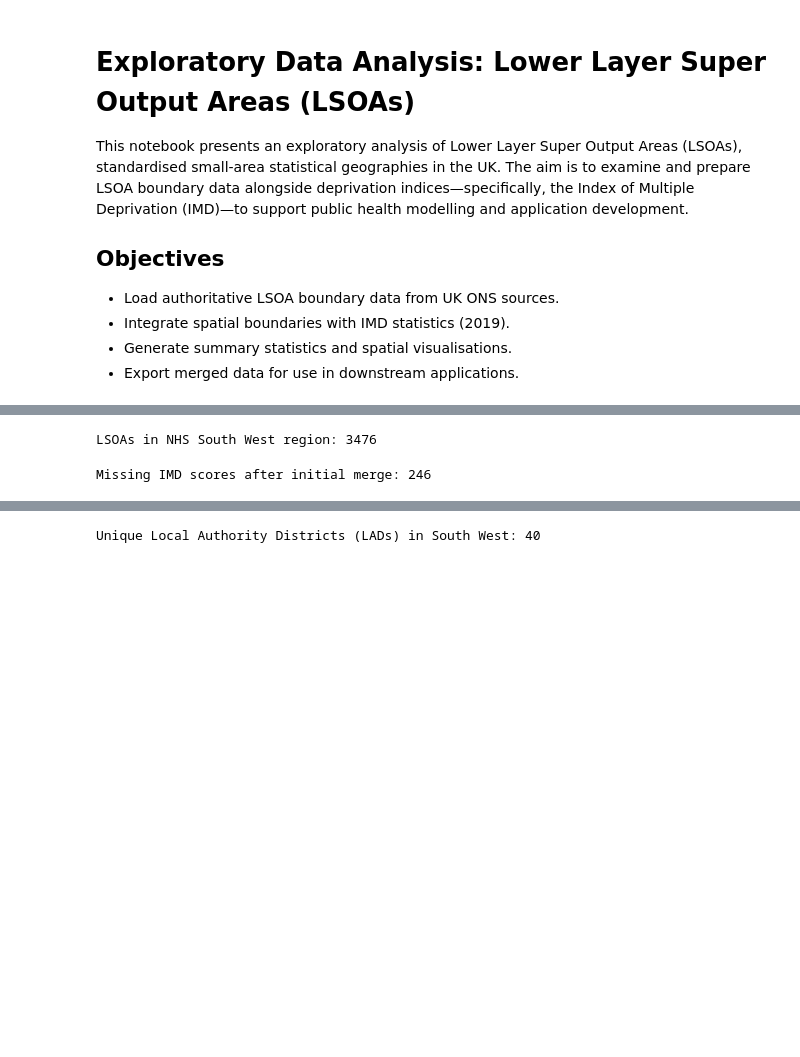
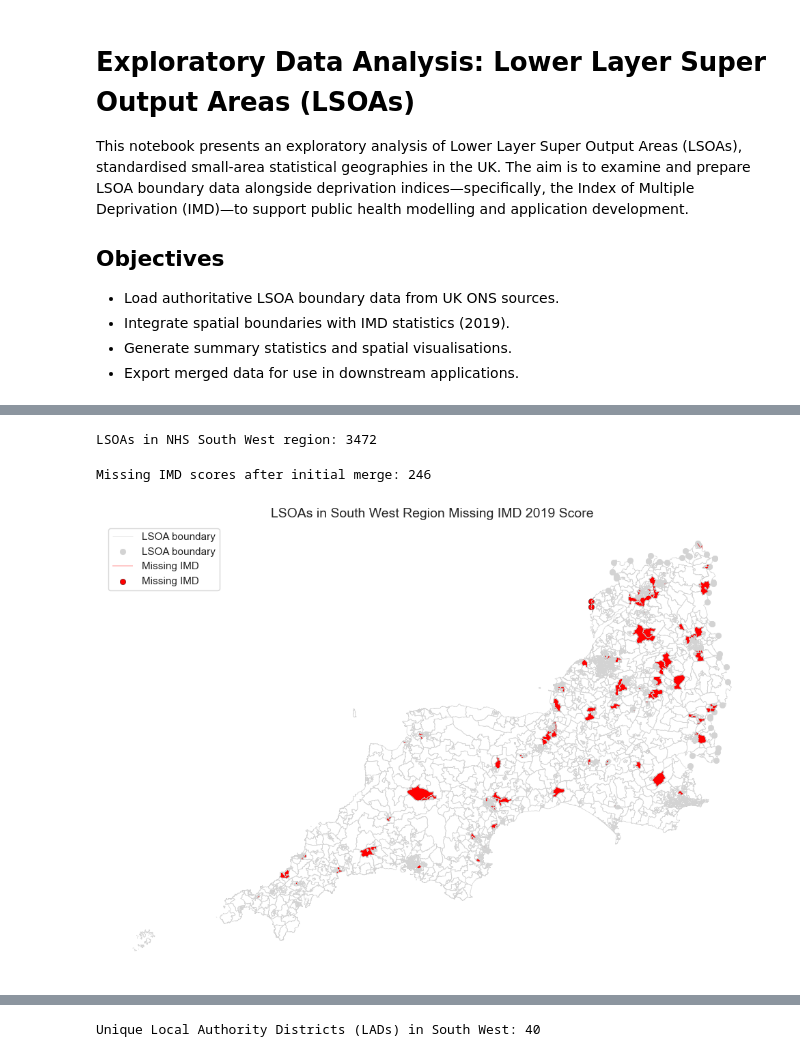
Before and after one commit to RossTylr/geospatial-health-demand, a Jupyter notebook: notebooks/01_LSOA_EDA.ipynb, the cells around one changed output, grey strips where cells are left out. Drawn from its saved outputs; the diff is of its cells as text; code cells hidden in the pictures; blank space fills up the shorter version.

```diff
--- a/notebooks/01_LSOA_EDA.ipynb
+++ b/notebooks/01_LSOA_EDA.ipynb
@@ -57,17 +98,22 @@ Loaded 1 region(s) for NHS South West.
 # %%
-# Load 2021 LSOA boundaries from shapefile
+
+# Define correct path (ensure this matches your actual directory structure)
+shp_path = "../data/raw/lsoa_shapefile/Lower_layer_Super_Output_Areas_(December_2021)_Boundaries_EW_BFC_(V10).shp"
+
+# Read LSOA shapefile
 lsoa_gdf = gpd.read_file(shp_path)
+lsoa_gdf = lsoa_gdf[lsoa_gdf.is_valid]
 
-# Reproject if needed
+# Reproject to match CRS of South West region
 if lsoa_gdf.crs != sw_region.crs:
     lsoa_gdf = lsoa_gdf.to_crs(sw_region.crs)
 
-# Clip to South West region
+# Clip to South West
 lsoa_sw = gpd.clip(lsoa_gdf, sw_region)
 
 print(f"LSOAs in NHS South West region: {len(lsoa_sw)}")
 # %% [output]
-LSOAs in NHS South West region: 3476
+LSOAs in NHS South West region: 3472
 # %%
 # Load Index of Multiple Deprivation (2019) data
 imd_df = pd.read_csv(imd_path)
@@ -87,4 +133,23 @@ missing_count = lsoa_sw['IMD_Rank'].isna().sum()
 print(f"Missing IMD scores after initial merge: {missing_count}")
 # %% [output]
 Missing IMD scores after initial merge: 246
+# %%
+
+# Step 1: Filter LSOAs with missing IMD Rank
+missing_imd = lsoa_sw[lsoa_sw['IMD_Rank'].isna()]
+
+# Step 2: Plot missing LSOAs
+fig, ax = plt.subplots(figsize=(10, 10))
+lsoa_sw.boundary.plot(ax=ax, color='lightgrey', linewidth=0.5, label='LSOA boundary')
+missing_imd.plot(ax=ax, color='red', edgecolor='black', linewidth=0.3, label='Missing IMD')
+
+# Step 3: Format map
+ax.set_title("LSOAs in South West Region Missing IMD 2019 Score", fontsize=14)
+ax.axis('off')
+ax.legend()
+
+plt.tight_layout()
+plt.show()
+# %% [output]
+[figure, added]
 # %%
```
Also changed, not shown: parts of 17 cells of this notebook, 45 other files.
